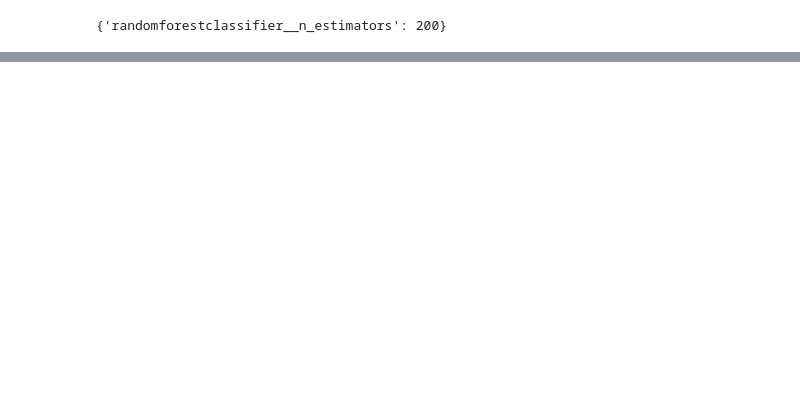
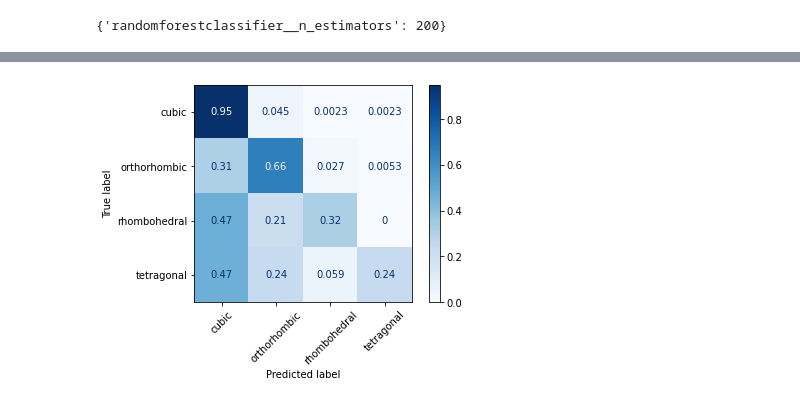
Before and after one commit to AGrantHewitt/Classification-Modeling, a Jupyter notebook: BioChemistry_Classifications.ipynb, the cells around one changed output, grey strips where cells are left out. Cells and saved outputs as stored; diff of their text form; code cells hidden in the pictures; blank space fills up the shorter version.

```diff
--- a/BioChemistry_Classifications.ipynb
+++ b/BioChemistry_Classifications.ipynb
@@ -312,0 +330,8 @@ print(rfc_test_acc)
+# %%
+cm2 = confusion_matrix(y_test.values, rfc_test_pred)
+
+cm2_df = pd.DataFrame(cm2)
+
+ConfusionMatrixDisplay.from_predictions(y_test, rfc_test_pred, xticks_rotation=45, cmap='Blues', normalize='true');
+# %% [output]
+[figure, added]
```
Also changed, not shown: parts of 25 cells of this notebook.
